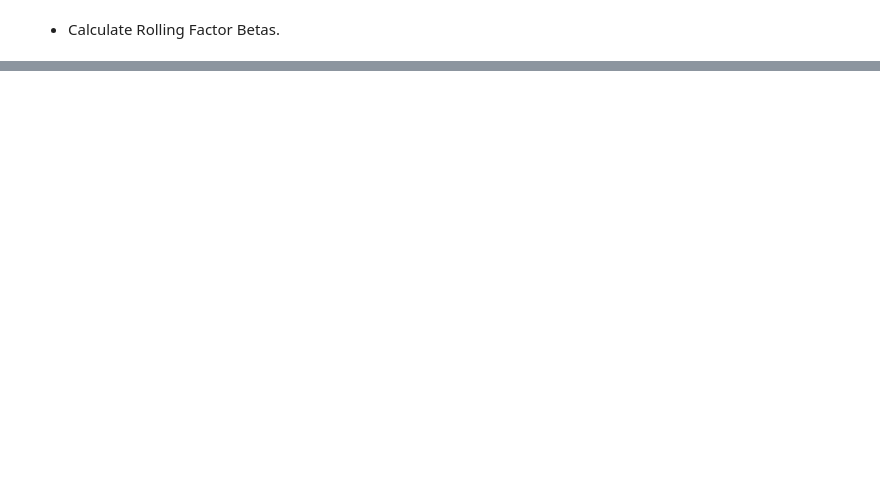
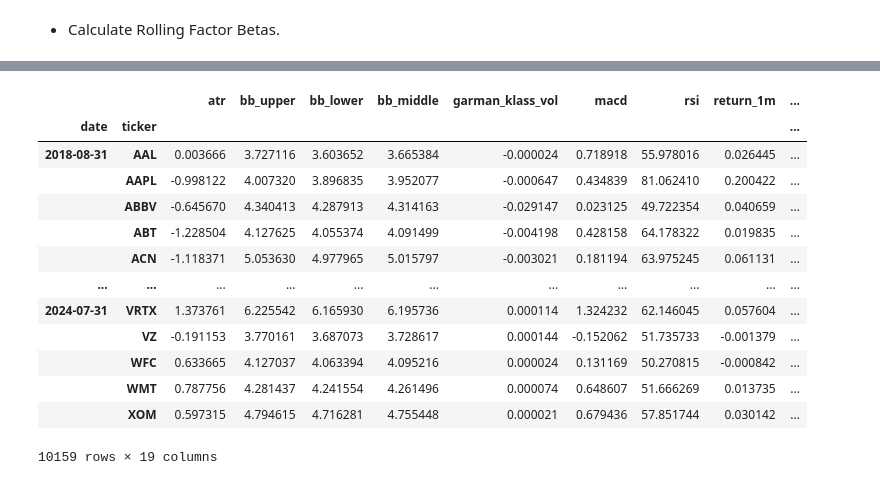
Before and after one commit to Radyko/MLQuantStrategy, a Jupyter notebook: AlgorithminTradingUnsupervisedLearning.ipynb, the cells around one changed output, grey strips where cells are left out. Drawn from its saved outputs; the diff is of its cells as text; code cells hidden in the pictures; blank space fills up the shorter version.

```diff
--- a/AlgorithminTradingUnsupervisedLearning.ipynb
+++ b/AlgorithminTradingUnsupervisedLearning.ipynb
@@ -332,0 +341,28 @@ memory usage: 1.4+ MB
+# %%
+from sklearn.cluster import KMeans
+
+def get_clusters(df):
+  df['cluster'] = KMeans(n_clusters=4,
+                         random_state=0,
+                         init= 'random').fit(df).labels_
+
+  return df
+
+data = data.dropna().groupby('date', group_keys=False).apply(get_clusters)
+
+data
+# %% [output]
+|  |  | atr | bb_upper | bb_lower | bb_middle | garman_klass_vol | macd | rsi | return_1m | ... |
+| date | ticker |  |  |  |  |  |  |  |  | ... |
+| 2018-08-31 | AAL | 0.003666 | 3.727116 | 3.603652 | 3.665384 | -0.000024 | 0.718918 | 55.978016 | 0.026445 | ... |
+|  | AAPL | -0.998122 | 4.007320 | 3.896835 | 3.952077 | -0.000647 | 0.434839 | 81.062410 | 0.200422 | ... |
+|  | ABBV | -0.645670 | 4.340413 | 4.287913 | 4.314163 | -0.029147 | 0.023125 | 49.722354 | 0.040659 | ... |
+|  | ABT | -1.228504 | 4.127625 | 4.055374 | 4.091499 | -0.004198 | 0.428158 | 64.178322 | 0.019835 | ... |
+|  | ACN | -1.118371 | 5.053630 | 4.977965 | 5.015797 | -0.003021 | 0.181194 | 63.975245 | 0.061131 | ... |
+| ... | ... | ... | ... | ... | ... | ... | ... | ... | ... | ... |
+| 2024-07-31 | VRTX | 1.373761 | 6.225542 | 6.165930 | 6.195736 | 0.000114 | 1.324232 | 62.146045 | 0.057604 | ... |
+|  | VZ | -0.191153 | 3.770161 | 3.687073 | 3.728617 | 0.000144 | -0.152062 | 51.735733 | -0.001379 | ... |
+|  | WFC | 0.633665 | 4.127037 | 4.063394 | 4.095216 | 0.000024 | 0.131169 | 50.270815 | -0.000842 | ... |
+|  | WMT | 0.787756 | 4.281437 | 4.241554 | 4.261496 | 0.000074 | 0.648607 | 51.666269 | 0.013735 | ... |
+|  | XOM | 0.597315 | 4.794615 | 4.716281 | 4.755448 | 0.000021 | 0.679436 | 57.851744 | 0.030142 | ... |
+10159 rows × 19 columns
```
Also changed, not shown: parts of 15 cells of this notebook.
